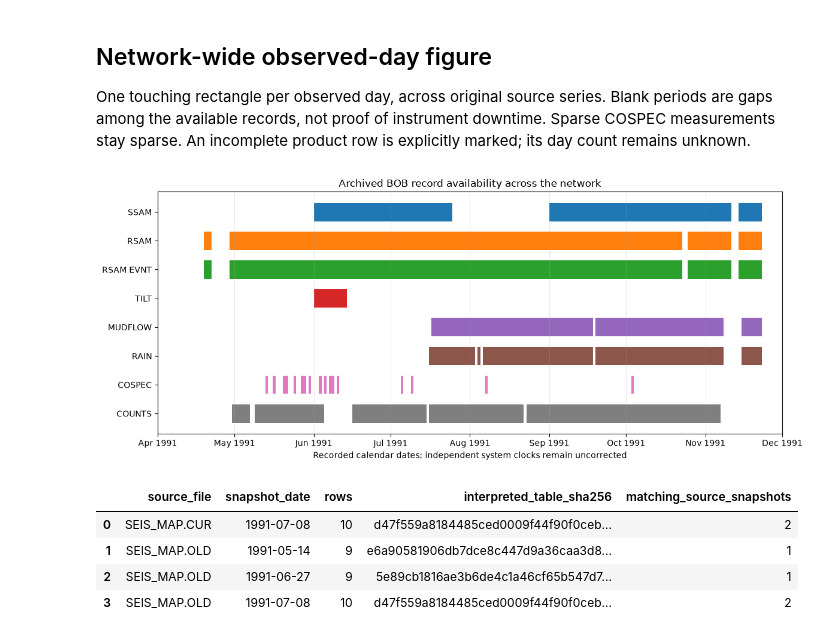
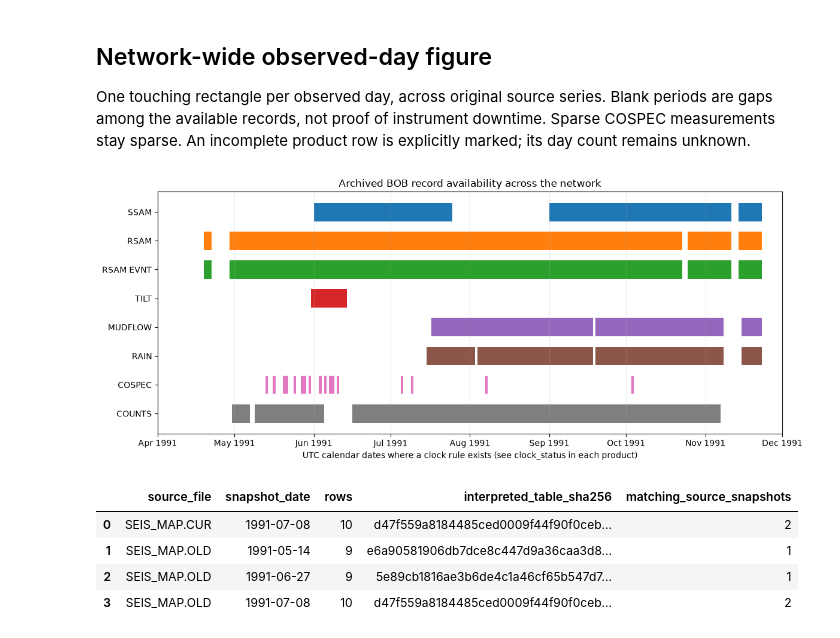
Before and after one commit to gthompson/Pinatubo1991SeismicData, a Jupyter notebook: 10_conversion/69_bob_coverage_and_review.ipynb, the cells around one changed output. Cells and saved outputs as stored; diff of their text form; code cells hidden in the pictures.

```diff
--- a/10_conversion/69_bob_coverage_and_review.ipynb
+++ b/10_conversion/69_bob_coverage_and_review.ipynb
@@ -115,27 +115,27 @@ One touching rectangle per observed day, across original source series. Blank pe
 # %%
 import matplotlib.dates as mdates
 fig,ax=plt.subplots(figsize=(12,5))
 labels=[]
 for i,(label,days) in enumerate(coverage.items()):
     selected=days[(days>=START)&(days<END)]
     complete=summary.loc[summary.data_type.eq(label),'status'].iloc[0]=='complete_products'
     ax.broken_barh([(mdates.date2num(day),1) for day in selected],(i-.32,.64),facecolors=f'C{i%10}',alpha=1 if complete else .4)
     labels.append(label if complete else label+' [INCOMPLETE INPUTS]')
 ax.set_yticks(range(len(labels)),labels);ax.invert_yaxis();ax.set_xlim(START,END)
 ax.xaxis.set_major_locator(mdates.MonthLocator());ax.xaxis.set_major_formatter(mdates.DateFormatter('%b %Y'))
-ax.set(title=('PARTIAL — ' if missing else '')+'Archived BOB record availability across the network',xlabel='Recorded calendar dates; independent system clocks remain uncorrected')
+ax.set(title=('PARTIAL — ' if missing else '')+'Archived BOB record availability across the network',xlabel='UTC calendar dates where a clock rule exists (see clock_status in each product)')
 ax.grid(axis='x',alpha=.25);fig.tight_layout();fig.savefig(target/'bob_coverage_1991.png',dpi=220)
 plt.show();plt.close(fig)
 (target/'review.json').write_text(json.dumps(dict(qc_schema_version=2,generated_utc=datetime.now(timezone.utc).isoformat(),
     missing_outputs=missing,reviews=reviews,derived_inputs=inputs,
-    time_policy='Recorded labels; no cross-system synchronization or drift correction',
+    time_policy='UTC via clock_regimes.csv where a rule exists; date-only products keep their dates; rain and mudflow from 15 Nov 1991 keep their labels (unverified); no drift correction',
     coverage='Union of finite-nonsentinel observed days within expected dates; not uptime',
     main_start=str(START),main_end_exclusive=str(END)),indent=2,default=str)+'\n')
 radio=BOB_OUTPUT/'radio'/'snapshot_equivalence.csv'
 if radio.exists():display(pd.read_csv(radio))
 else:print('Run step 68 for the separate telemetry snapshot comparison.')
 # %% [output]
-[figure, old version]
+[figure, new version]
 |  | source_file | snapshot_date | rows | interpreted_table_sha256 | matching_source_snapshots |
 | 0 | SEIS_MAP.CUR | 1991-07-08 | 10 | d47f559a8184485ced0009f44f90f0ceb... | 2 |
 | 1 | SEIS_MAP.OLD | 1991-05-14 | 9 | e6a90581906db7dce8c447d9a36caa3d8... | 1 |
```
Also changed, not shown: parts of 5 cells of this notebook, 14 other files.
